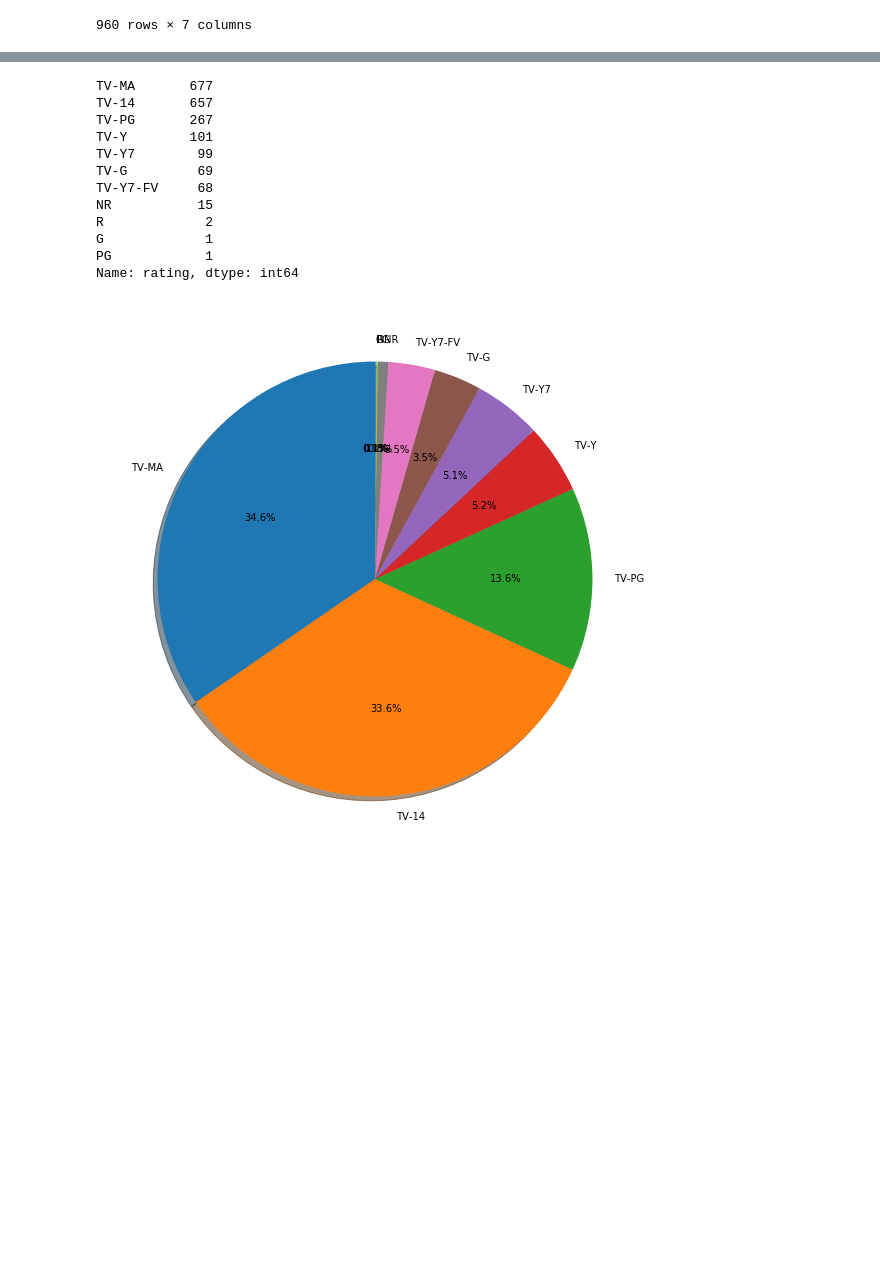
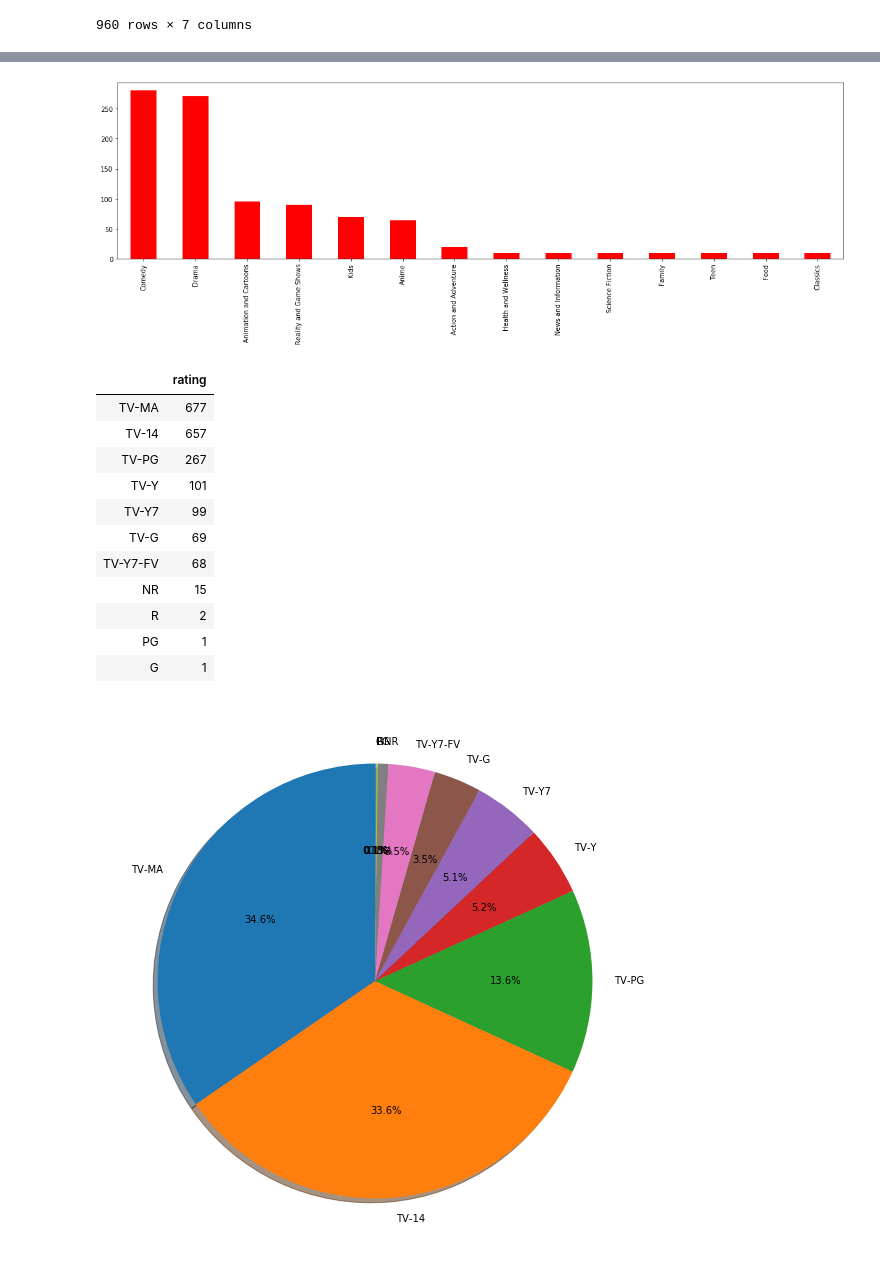
Before and after one commit to amishap79/etl_project, a Jupyter notebook: netflix_vs_hulu_date_added.ipynb, the cells around one changed output, grey strips where cells are left out. Drawn from its saved outputs; the diff is of its cells as text; code cells hidden in the pictures; blank space fills up the shorter version.

```diff
--- a/netflix_vs_hulu_date_added.ipynb
+++ b/netflix_vs_hulu_date_added.ipynb
@@ -150,20 +169,26 @@ pd.DataFrame(trans_hulu_genres)
+# %%
+
+fig=trans_hulu_genres[:20].plot(kind='bar', color = 'r',figsize=(20,5))
+# %% [output]
+[figure, added]
 # %%
 ### Question 2: Comparing TV Ratings between Hulu and Netflix
 netflix_rating_value=data_netflix['rating'].value_counts()
-netflix_rating_value
+netflix_rating_df = pd.DataFrame(netflix_rating_value)
+netflix_rating_df
 # %% [output]
-TV-MA       677
-TV-14       657
-TV-PG       267
-TV-Y        101
-TV-Y7        99
-TV-G         69
-TV-Y7-FV     68
-NR           15
-R             2
-G             1
-PG            1
-Name: rating, dtype: int64
+|  | rating |
+| TV-MA | 677 |
+| TV-14 | 657 |
+| TV-PG | 267 |
+| TV-Y | 101 |
+| TV-Y7 | 99 |
+| TV-G | 69 |
+| TV-Y7-FV | 68 |
+| NR | 15 |
+| R | 2 |
+| PG | 1 |
+| G | 1 |
 # %%
 #NetFlix
 labels = 'TV-MA', 'TV-14', 'TV-PG', 'TV-Y', 'TV-Y7', 'TV-G','TV-Y7-FV', 'NR','R', 'PG', 'G'
```
Also changed, not shown: parts of 7 cells of this notebook.
